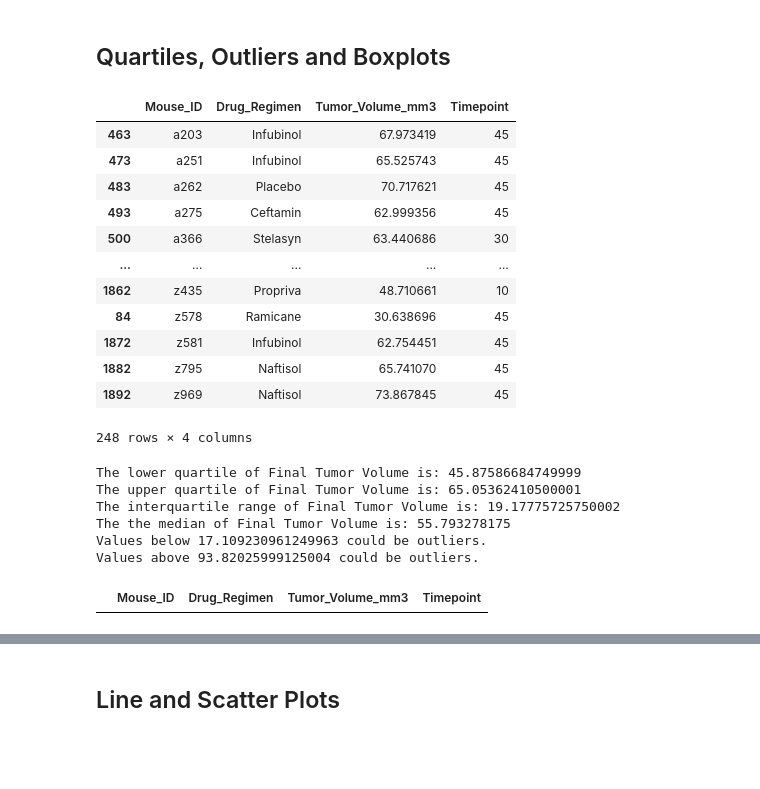
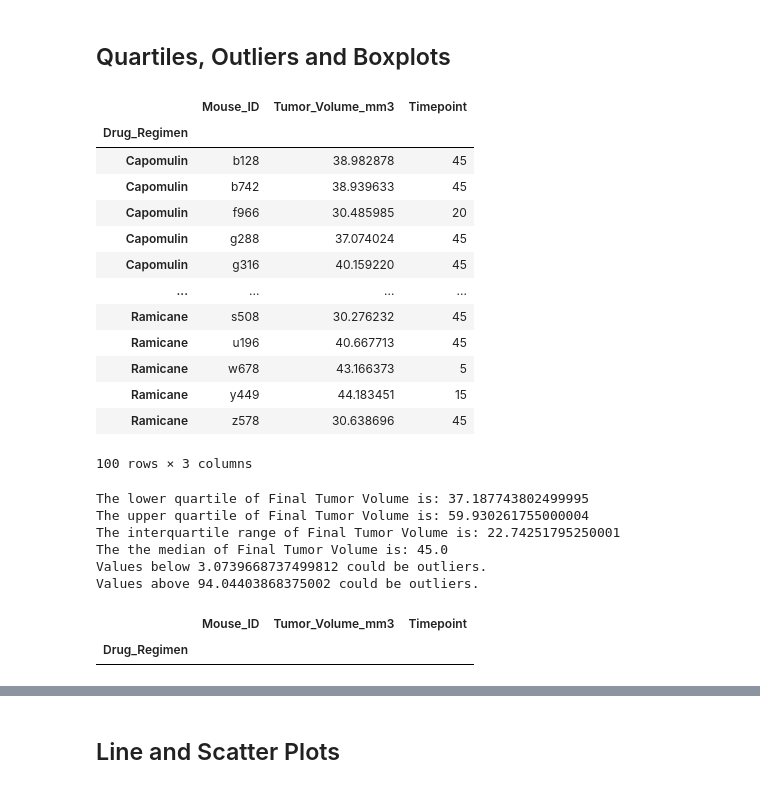
Before and after one commit to Court-Parker4/MatplotlibHWK, a Jupyter notebook: 05-Matplotlib_HW_Instructions_Pymaceuticals_pymaceuticals_starter.ipynb, the cells around one changed output, grey strips where cells are left out. Saved outputs shown, nothing was run; the diff lists cells and outputs as text; code cells hidden in the pictures; blank space fills up the shorter version.

```diff
--- a/05-Matplotlib_HW_Instructions_Pymaceuticals_pymaceuticals_starter.ipynb
+++ b/05-Matplotlib_HW_Instructions_Pymaceuticals_pymaceuticals_starter.ipynb
@@ -210,34 +210,42 @@ plt.show()
 # %%
 # Calculate the final tumor volume of each mouse across four of the treatment regimens:
 # Capomulin, Ramicane, Infubinol, and Ceftamin
 # Start by getting the last (greatest) timepoint for each mouse
 # Merge this group df with the original dataframe to get the tumor volume at the last timepoint
 final_Vol=clean_df[['Mouse_ID', 'Drug_Regimen','Tumor_Volume_mm3','Timepoint']].drop_duplicates()
-vol_df=final_Vol.loc[final_Vol.groupby('Mouse_ID').Timepoint.idxmax()]
-vol_df
+vol_df=final_Vol.loc[final_Vol.groupby('Mouse_ID').Timepoint.idxmax()].set_index('Drug_Regimen')
+capomulin_drug_df=vol_df.loc[("Capomulin"),:]
+ceftamin_drug_df=vol_df.loc[("Ceftamin"),:]
+infubinol_drug_df=vol_df.loc[("Infubinol"),:]
+Ramicane_drug_df=vol_df.loc[("Ramicane"),:]
+data_Collect = capomulin_drug_df.append(ceftamin_drug_df)
+collect_DrugData = data_Collect.append(infubinol_drug_df)
+final_4Drug = collect_DrugData.append(Ramicane_drug_df)
+final_4Drug
 # %% [output]
-|  | Mouse_ID | Drug_Regimen | Tumor_Volume_mm3 | Timepoint |
-| 463 | a203 | Infubinol | 67.973419 | 45 |
-| 473 | a251 | Infubinol | 65.525743 | 45 |
-| 483 | a262 | Placebo | 70.717621 | 45 |
-| 493 | a275 | Ceftamin | 62.999356 | 45 |
-| 500 | a366 | Stelasyn | 63.440686 | 30 |
-| ... | ... | ... | ... | ... |
-| 1862 | z435 | Propriva | 48.710661 | 10 |
-| 84 | z578 | Ramicane | 30.638696 | 45 |
-| 1872 | z581 | Infubinol | 62.754451 | 45 |
-| 1882 | z795 | Naftisol | 65.741070 | 45 |
-| 1892 | z969 | Naftisol | 73.867845 | 45 |
+|  | Mouse_ID | Tumor_Volume_mm3 | Timepoint |
+| Drug_Regimen |  |  |  |
+| Capomulin | b128 | 38.982878 | 45 |
+| Capomulin | b742 | 38.939633 | 45 |
+| Capomulin | f966 | 30.485985 | 20 |
+| Capomulin | g288 | 37.074024 | 45 |
+| Capomulin | g316 | 40.159220 | 45 |
+| ... | ... | ... | ... |
+| Ramicane | s508 | 30.276232 | 45 |
+| Ramicane | u196 | 40.667713 | 45 |
+| Ramicane | w678 | 43.166373 | 5 |
+| Ramicane | y449 | 44.183451 | 15 |
+| Ramicane | z578 | 30.638696 | 45 |
-248 rows × 4 columns
+100 rows × 3 columns
 # %%
 # Put treatments into a list for for loop (and later for plot labels)
-drug_Regimen = ["Capomulin","Ceftamin","Infubinol","Ketapril","Naftisol","Placebo","Stelasyn","Zoniferol"]
+drug_Regimen = ["Capomulin","Ceftamin","Infubinol","Ramicane"]
 
 # Create empty list to fill with tumor vol data (for plotting)
 tumor_VolData=[]
 
 # Calculate the IQR and quantitatively determine if there are any potential outliers.
-quartiles = vol_df['Tumor_Volume_mm3'].quantile([.25,.5,.75])
+quartiles = final_4Drug['Tumor_Volume_mm3'].quantile([.25,.5,.75])
 lowerq = quartiles[0.25]
 upperq = quartiles[0.75]
 iqr = upperq-lowerq
@@ -260,15 +268,16 @@ upper_bound = upperq + (1.5*iqr)
 print(f"Values below {lower_bound} could be outliers.")
 print(f"Values above {upper_bound} could be outliers.")
 
-outlier_Tumor = vol_df.loc[(vol_df['Tumor_Volume_mm3'] < lower_bound) | (vol_df['Tumor_Volume_mm3'] > upper_bound)]
+outlier_Tumor = final_4Drug.loc[(final_4Drug['Tumor_Volume_mm3'] < lower_bound) | (final_4Drug['Tumor_Volume_mm3'] > upper_bound)]
 outlier_Tumor
 # %% [output]
-The lower quartile of Final Tumor Volume is: 45.87586684749999
-The upper quartile of Final Tumor Volume is: 65.05362410500001
-The interquartile range of Final Tumor Volume is: 19.17775725750002
-The the median of Final Tumor Volume is: 55.793278175
-Values below 17.109230961249963 could be outliers.
-Values above 93.82025999125004 could be outliers.
+The lower quartile of Final Tumor Volume is: 37.187743802499995
+The upper quartile of Final Tumor Volume is: 59.930261755000004
+The interquartile range of Final Tumor Volume is: 22.74251795250001
+The the median of Final Tumor Volume is: 45.0
+Values below 3.0739668737499812 could be outliers.
+Values above 94.04403868375002 could be outliers.
-|  | Mouse_ID | Drug_Regimen | Tumor_Volume_mm3 | Timepoint |
+|  | Mouse_ID | Tumor_Volume_mm3 | Timepoint |
+| Drug_Regimen |  |  |  |
 # %%
 # Generate a box plot of the final tumor volume of each mouse across four regimens of interest
```
Also changed, not shown: parts of 1 cell of this notebook.
